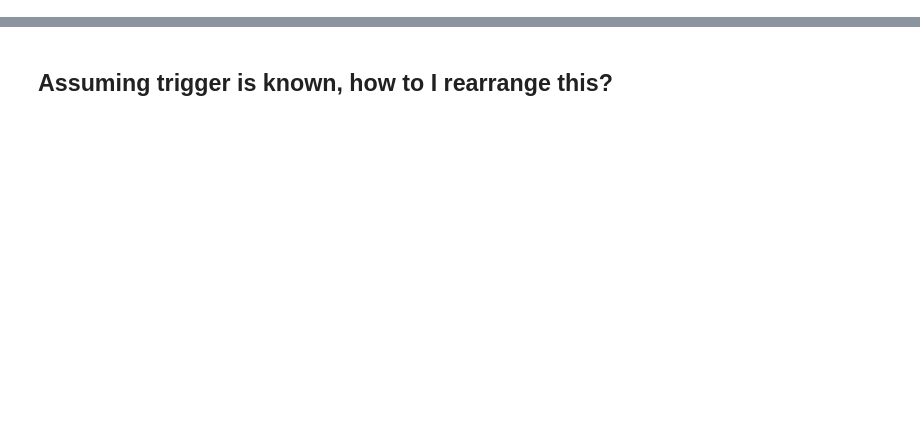
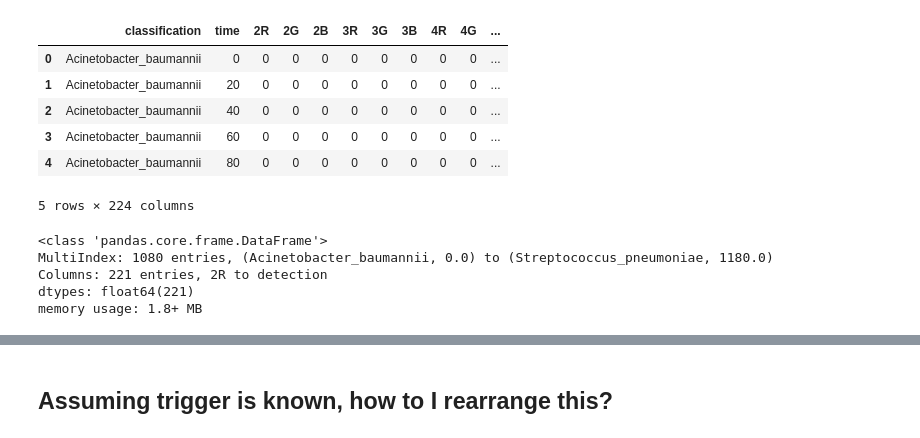
Before and after one commit to andersberliner/smelling_sepsis, a Jupyter notebook: data_pivots.ipynb, the cells around one changed output, grey strips where cells are left out. Saved outputs shown, nothing was run; the diff lists cells and outputs as text; code cells hidden in the pictures; blank space fills up the shorter version.

```diff
--- a/data_pivots.ipynb
+++ b/data_pivots.ipynb
@@ -105,0 +167,29 @@ newdf.head()
+# %%
+def create_labels_dictionaries(species_info_filename = 'species_to_gram2.csv'):
+    label_df = pd.read_csv(species_info_filename, index_col=0)
+
+    # label_dictionaries = {{column_name: label_df[column_name].to_dict()} for column_name in label_df.columns}
+    label_dictionaries = {}
+    for column_name in label_df.columns:
+        label_dictionaries[column_name] = label_df[column_name].to_dict()
+
+    return label_dictionaries
+ld = create_labels_dictionaries()
+avgdf['gram'] = avgdf['classification'].apply(lambda x: ld['gram'][x])
+avgdf.head()
+# %% [output]
+|  | classification | time | 2R | 2G | 2B | 3R | 3G | 3B | 4R | 4G | ... |
+| 0 | Acinetobacter_baumannii | 0 | 0 | 0 | 0 | 0 | 0 | 0 | 0 | 0 | ... |
+| 1 | Acinetobacter_baumannii | 20 | 0 | 0 | 0 | 0 | 0 | 0 | 0 | 0 | ... |
+| 2 | Acinetobacter_baumannii | 40 | 0 | 0 | 0 | 0 | 0 | 0 | 0 | 0 | ... |
+| 3 | Acinetobacter_baumannii | 60 | 0 | 0 | 0 | 0 | 0 | 0 | 0 | 0 | ... |
+| 4 | Acinetobacter_baumannii | 80 | 0 | 0 | 0 | 0 | 0 | 0 | 0 | 0 | ... |
+5 rows × 224 columns
+# %%
+avgdf.info()
+# %% [output]
+<class 'pandas.core.frame.DataFrame'>
+MultiIndex: 1080 entries, (Acinetobacter_baumannii, 0.0) to (Streptococcus_pneumoniae, 1180.0)
+Columns: 221 entries, 2R to detection
+dtypes: float64(221)
+memory usage: 1.8+ MB
```
Also changed, not shown: parts of 34 cells of this notebook, 3 other files.
